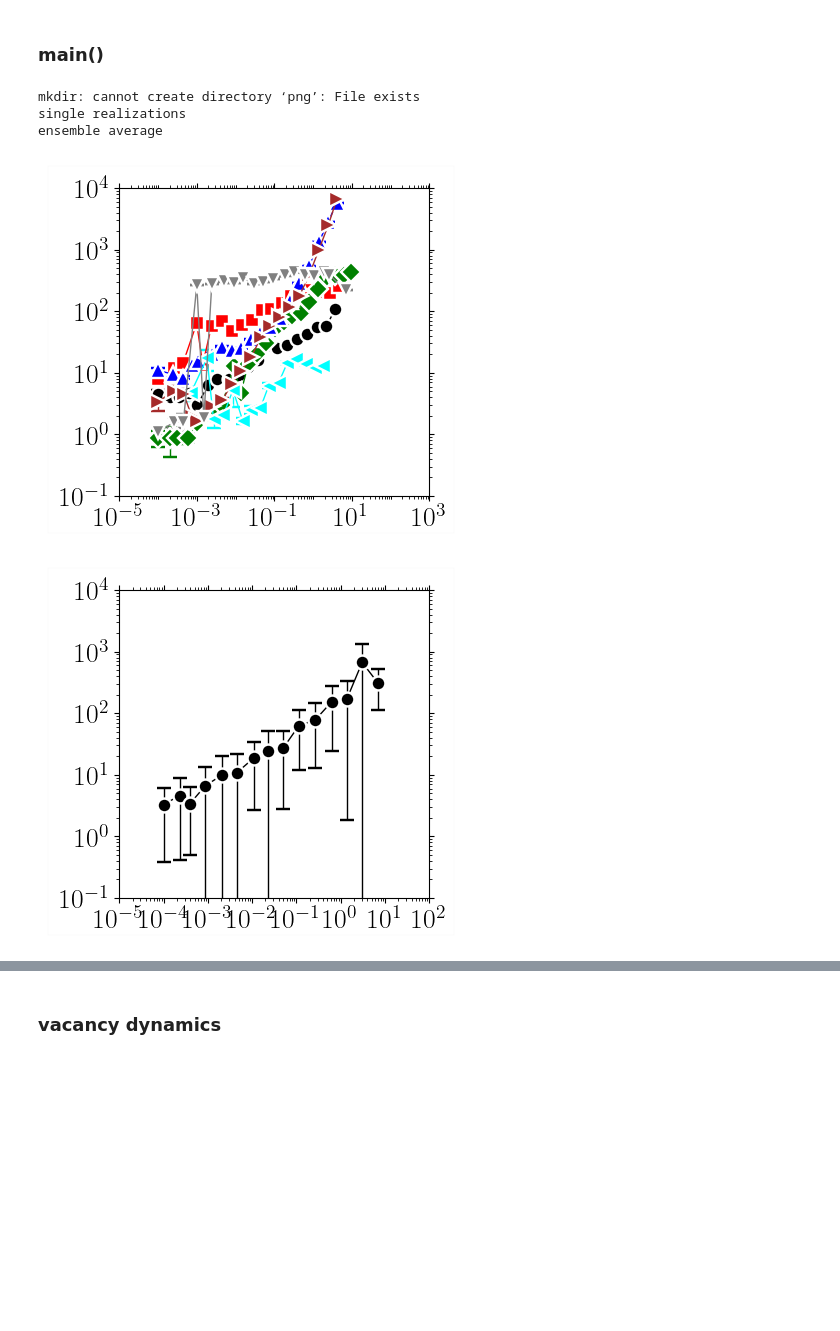
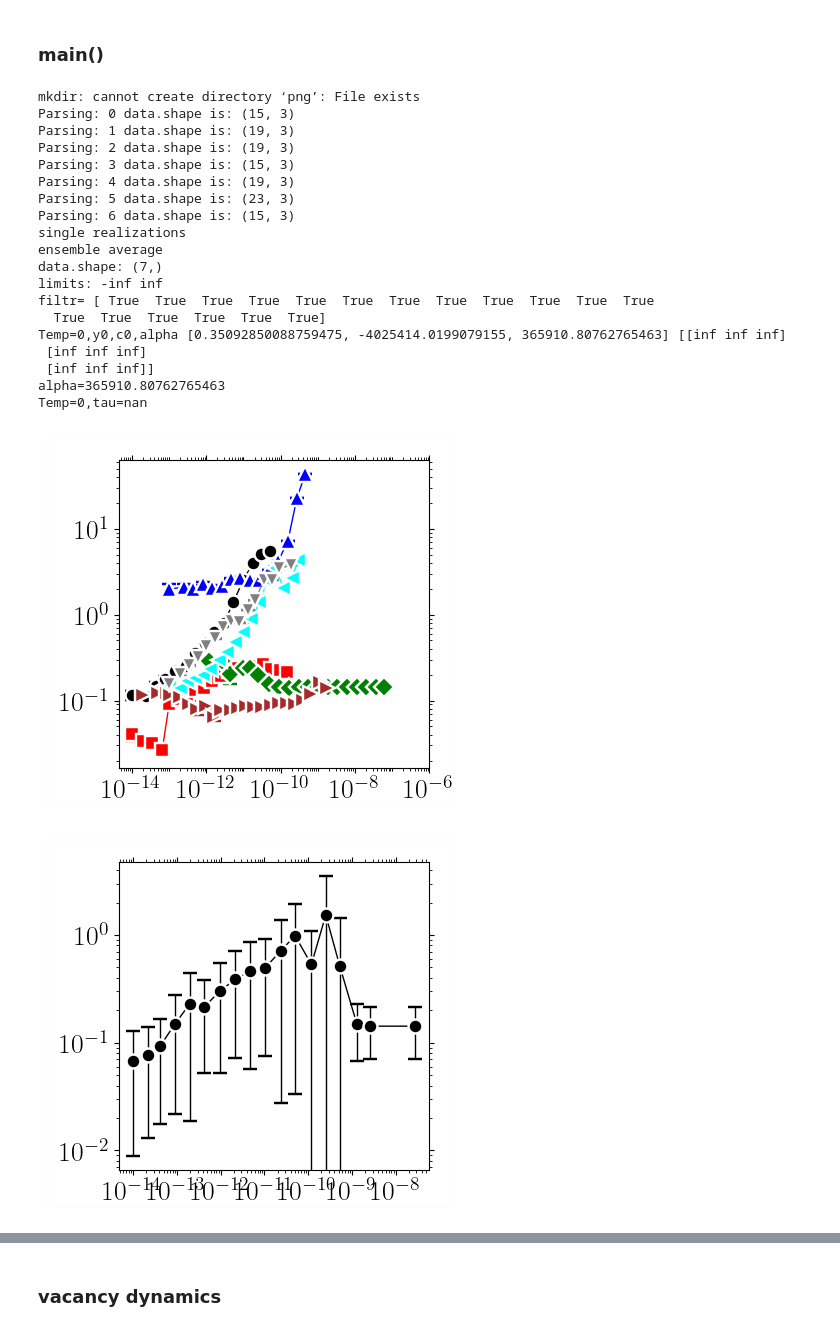
Before and after one commit to kkarimi62/hydrogenDiffusion, a Jupyter notebook: postproc/postproc.ipynb, the cells around one changed output, grey strips where cells are left out. Cells and saved outputs as stored; diff of their text form; code cells hidden in the pictures; blank space fills up the shorter version.

```diff
--- a/postproc/postproc.ipynb
+++ b/postproc/postproc.ipynb
@@ -1488,29 +1488,30 @@ def main():
         temp = Temperature(
     #        [1000,1200],8,
 #            [0],[[0,1,2,3,4]],#
-            [0],[list(range(8))]*10,
-#             verbose = True,
+            [0],[list(range(8))],
+             verbose = True,
                          )
         #
         #--- parse data
     #    temp.Parse(['./msd/msd.txt'])
 #        temp.Parse( list(map(lambda x:'multiHydrogenDiffusionLong/rho/rho%s/Run%s/msd/msd.txt'%(x[0],x[1]),
-        temp.Parse( list(map(lambda x:'singleHydrogenDiffusionExtendedDislocation/Run%s/msd/msd.txt'%(x[1]),
+#        temp.Parse( list(map(lambda x:'singleHydrogenDiffusionExtendedDislocation/Run%s/msd/msd.txt'%(x[1]),
+        temp.Parse( list(map(lambda x:'hydrogenDiffusionLoop4th/Run%s/msd/msd.txt'%(x[1]),
                             temp.temps_runs ))
                  )
         #
         #--- plot
 #         xlim=(1e-8,1e2)
 #         ylim=(1e-2,1e2)
-        xlim=(1e-5,1e2)
-        ylim=(1e-1,1e4)
+#         xlim=(1e-5,1e2)
+#         ylim=(1e-1,1e4)
         print('single realizations')
         temp.Plot(**{
                       'xscale':'log',
                       'yscale':'log',
                        'attrs':{'fmt':'-'},
-                        'xlim':xlim,
-                         'ylim':ylim,
+#                         'xlim':xlim,
+#                          'ylim':ylim,
                              'ndecade_x':2,
     #                   'xstr':r'$t\mathrm{(s)}$',
     #                   'ystr':r'msd(A$^2$)',
@@ -1527,8 +1528,8 @@ def main():
             temp.PlotAverage(**{
                       'yscale':'log',
                       'xscale':'log',
-                        'xlim':xlim,
-                         'ylim':ylim,
+#                         'xlim':xlim,
+#                          'ylim':ylim,
     #                     'xstr':r'$t\mathrm{(s)}$',
     #                   'ystr':r'msd(A$^2$)',
 #                             'ndecade_x':2,
@@ -1544,11 +1545,11 @@ def main():
     #            p0=[[1e-4, 1e6, 1.0]],
     #            p0=[[1e-2, 1e6, 1.0]],
                  sigma=True, #--- comment for ni
-                 xlo=xlim[0],
+#                  xlo=xlim[0],
                  plotAttrs={'yscale':'log',
                       'xscale':'log',
-                        'xlim':xlim,
-                         'ylim':ylim,
+#                         'xlim':xlim,
+#                          'ylim':ylim,
                          'xstr':r'$t\mathrm{(s)}$',
                        'ystr':r'msd(A$^2$)',
 #                            'ndecade_x':2,
@@ -1574,32 +1575,48 @@ def main():
     #                    'title':'png/msd_temp_cantor_fit.png'},
     #             )
     #
 
 
     #    temp.PlotDiff(**{
     #                  'yscale':'log',
     #                   'xlim':(1e-12,1e-3),
     #                   'ylim':(1e-4,1e-1),
     #                   xstr=r'$1/T(K^{-1})$',
     #                   ystr=r'$D(m^2/s)$',
     #                    'title':'png/D_temp_cantor.png',
     #                    }
     #                )
 
     #     temp.PlotExponent(**{
     # #                  'yscale':'log',
     # #                   'xlim':(1e-10,1e-3),
     # #                   'ylim':(.5,1.1),
     # #                   xstr=r'$1/T(K^{-1})$',
     # #                   ystr=r'$D(m^2/s)$',
     # #                    'title':'png/alpha_temp_ni.png',
     #                     }
     #                 )
 
 main()
 # %% [output]
 mkdir: cannot create directory ‘png’: File exists
+Parsing: 0 data.shape is: (15, 3)
+Parsing: 1 data.shape is: (19, 3)
+Parsing: 2 data.shape is: (19, 3)
+Parsing: 3 data.shape is: (15, 3)
+Parsing: 4 data.shape is: (19, 3)
+Parsing: 5 data.shape is: (23, 3)
+Parsing: 6 data.shape is: (15, 3)
 single realizations
 ensemble average
+data.shape: (7,)
+limits: -inf inf
+filtr= [ True  True  True  True  True  True  True  True  True  True  True  True
+  True  True  True  True  True  True]
+Temp=0,y0,c0,alpha [0.35092850088759475, -4025414.0199079155, 365910.80762765463] [[inf inf inf]
+ [inf inf inf]
+ [inf inf inf]]
+alpha=365910.80762765463
+Temp=0,tau=nan
-[figure, old version]
+[figure, new version]
-[figure, old version]
+[figure, new version]
```
Also changed, not shown: parts of 1 cell of this notebook, 1 other file.
